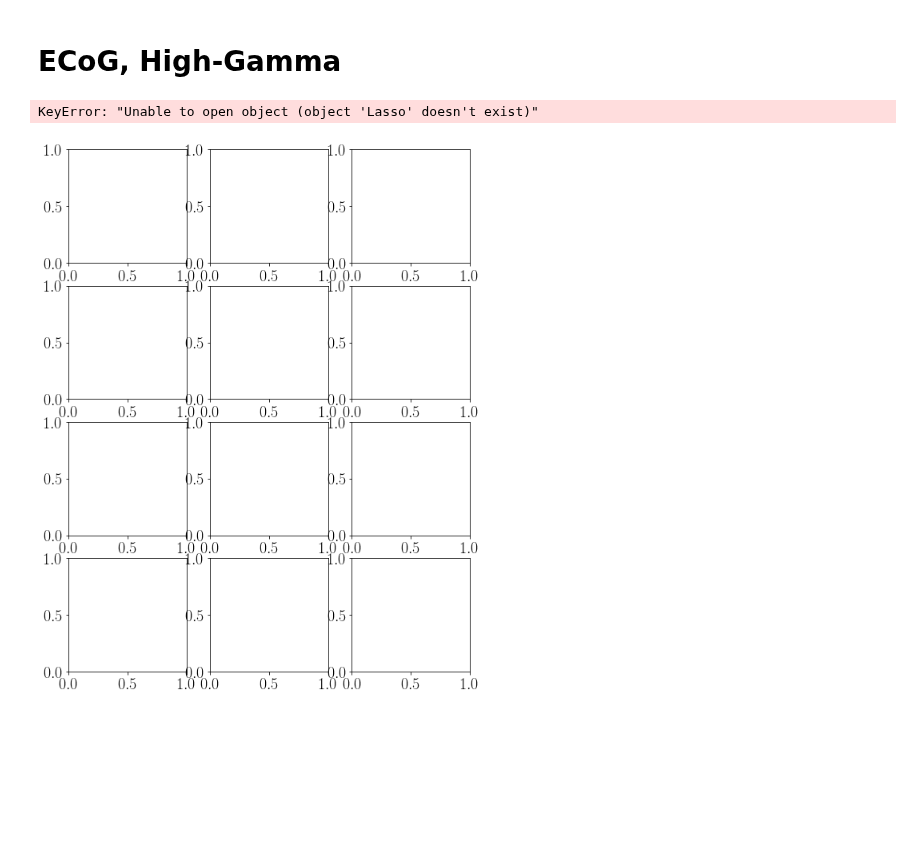
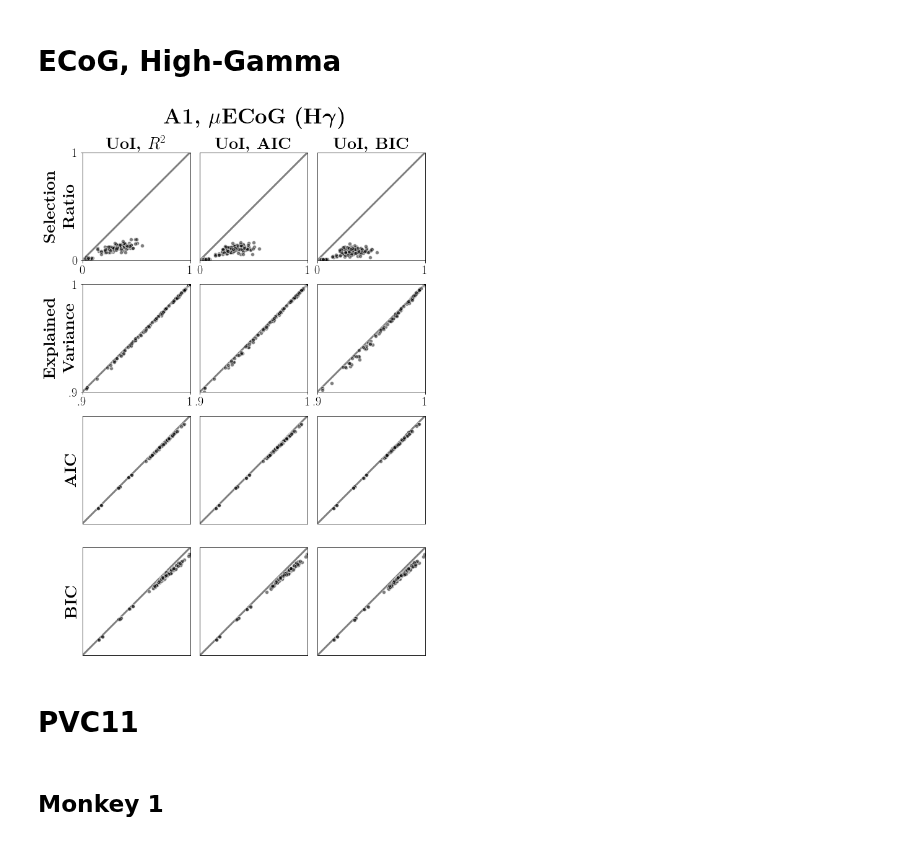
Before and after one commit to pssachdeva/uoi_neuroscience, a Jupyter notebook: coupling/plot_coupling.ipynb, the cells around one changed output. Cells and saved outputs as stored; diff of their text form; code cells hidden in the pictures; blank space fills up the shorter version.

Commit message:
tuning plots + coupling plots + writeup

```diff
--- a/coupling/plot_coupling.ipynb
+++ b/coupling/plot_coupling.ipynb
@@ -108,15 +110,17 @@ axes[0, 0].set_yticks([0, 1])
 
 # second row: explained variance
 for idx in range(3):
-    axes[1, idx].set_xlim([0, 1])
-    axes[1, idx].set_ylim([0, 1])
+    axes[1, idx].set_xlim([0.9, 1])
+    axes[1, idx].set_ylim([0.9, 1])
     axes[1, idx].plot([0, 1], [0, 1], color='gray', linewidth=3, zorder=-1)
     axes[1, idx].set_aspect('equal')
 
-    axes[1, idx].set_xticks([0, 1])
+    axes[1, idx].set_xticks([0.9, 1])
+    axes[1, idx].set_xticklabels(['.9', 1])
     axes[1, idx].set_yticks([])
 
-axes[1, 0].set_yticks([0, 1])
+axes[1, 0].set_yticks([.9, 1])
+axes[1, 0].set_yticklabels(['.9', 1])
 
 # third row: AIC
 for idx in range(3):
@@ -125,45 +129,50 @@ for idx in range(3):
     axes[2, idx].plot([-4000, 0], [-4000, 0], color='gray', linewidth=3, zorder=-1)
     axes[2, idx].set_aspect('equal')
 
     axes[2, idx].set_xticks([])
     axes[2, idx].set_yticks([])
 
-# fourth row: AIC
+# fourth row: BIC
 for idx in range(3):
     axes[3, idx].set_xlim([-4000, 0])
     axes[3, idx].set_ylim([-4000, 0])
     axes[3, idx].plot([-4000, 0], [-4000, 0], color='gray', linewidth=3, zorder=-1)
     axes[3, idx].set_aspect('equal')
 
     axes[3, idx].set_xticks([])
     axes[3, idx].set_yticks([])
 
 # row labels
-axes[0, 0].set_title(r'\textbf{UoI, $R^2$}', fontsize=21)
-axes[0, 1].set_title(r'\textbf{UoI, AIC}', fontsize=21)
-axes[0, 2].set_title(r'\textbf{UoI, BIC}', fontsize=21)
+axes[0, 0].set_title(r'\textbf{UoI, $R^2$}', fontsize=27)
+axes[0, 1].set_title(r'\textbf{UoI, AIC}', fontsize=27)
+axes[0, 2].set_title(r'\textbf{UoI, BIC}', fontsize=27)
 
 # column labels
 axes[0, 0].set_ylabel(
-    r'\textbf{Selection}' '\n' r'\textbf{Ratio}', fontsize=21
+    r'\textbf{Selection}' '\n' r'\textbf{Ratio}', fontsize=27,
+    labelpad=-10
 )
 axes[1, 0].set_ylabel(
-    r'\textbf{Explained}' '\n' r'\textbf{Variance}', fontsize=21
+    r'\textbf{Explained}' '\n' r'\textbf{Variance}', fontsize=27,
+    labelpad=-15
 )
-axes[2, 0].set_ylabel(r'\textbf{AIC}', fontsize=21)
-axes[3, 0].set_ylabel(r'\textbf{BIC}', fontsize=21)
+axes[2, 0].set_ylabel(r'\textbf{AIC}', fontsize=27)
+axes[3, 0].set_ylabel(r'\textbf{BIC}', fontsize=27)
 
 # overall title
 plt.gcf().text(
-    x=0.55, y=1.03,
-    s=r'\textbf{M1, Indy (04/11/2016--01)}',
+    x=0.55, y=1.02,
+    s=r'\textbf{A1, }$\mu$\textbf{ECoG (H}$\boldsymbol{\gamma}$\textbf{)}' ,
     horizontalalignment='center',
     verticalalignment='center',
-    fontsize=30
+    fontsize=35
 )
 
-plt.tight_layout(h_pad=0., w_pad=0.)
-#plt.savefig('indy_20160411_01.pdf', bbox_inches='tight')
+plt.tight_layout(h_pad=0.5, w_pad=0.)
+plt.savefig('ecog_hg.pdf', bbox_inches='tight')
 # %% [output]
-KeyError: "Unable to open object (object 'Lasso' doesn't exist)"
-[figure, old version]
+[figure, new version]
+# %% [markdown]
+# PVC11
+# %% [markdown]
+## Monkey 1
```
Also changed, not shown: parts of 11 cells of this notebook, 5 other files.
